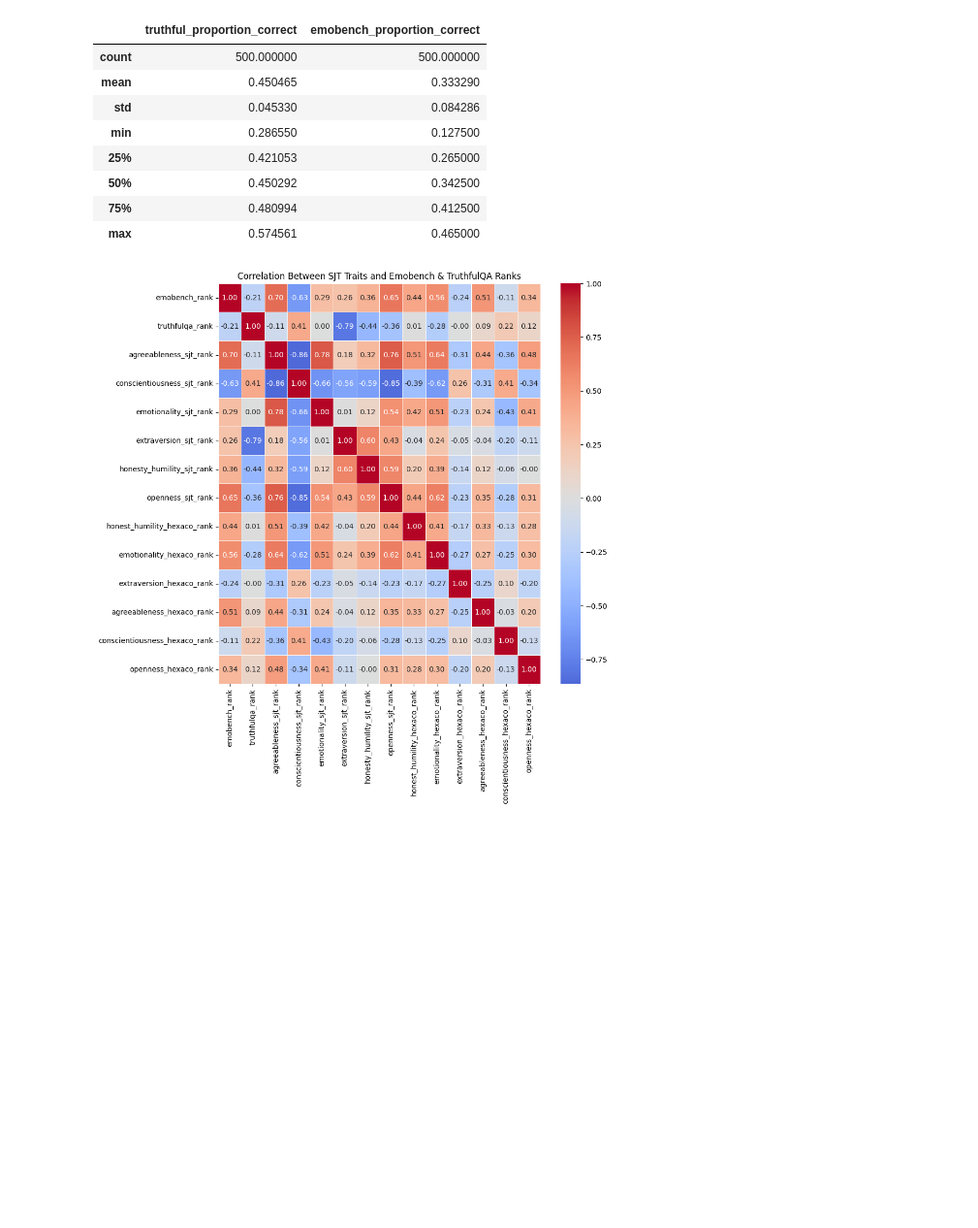
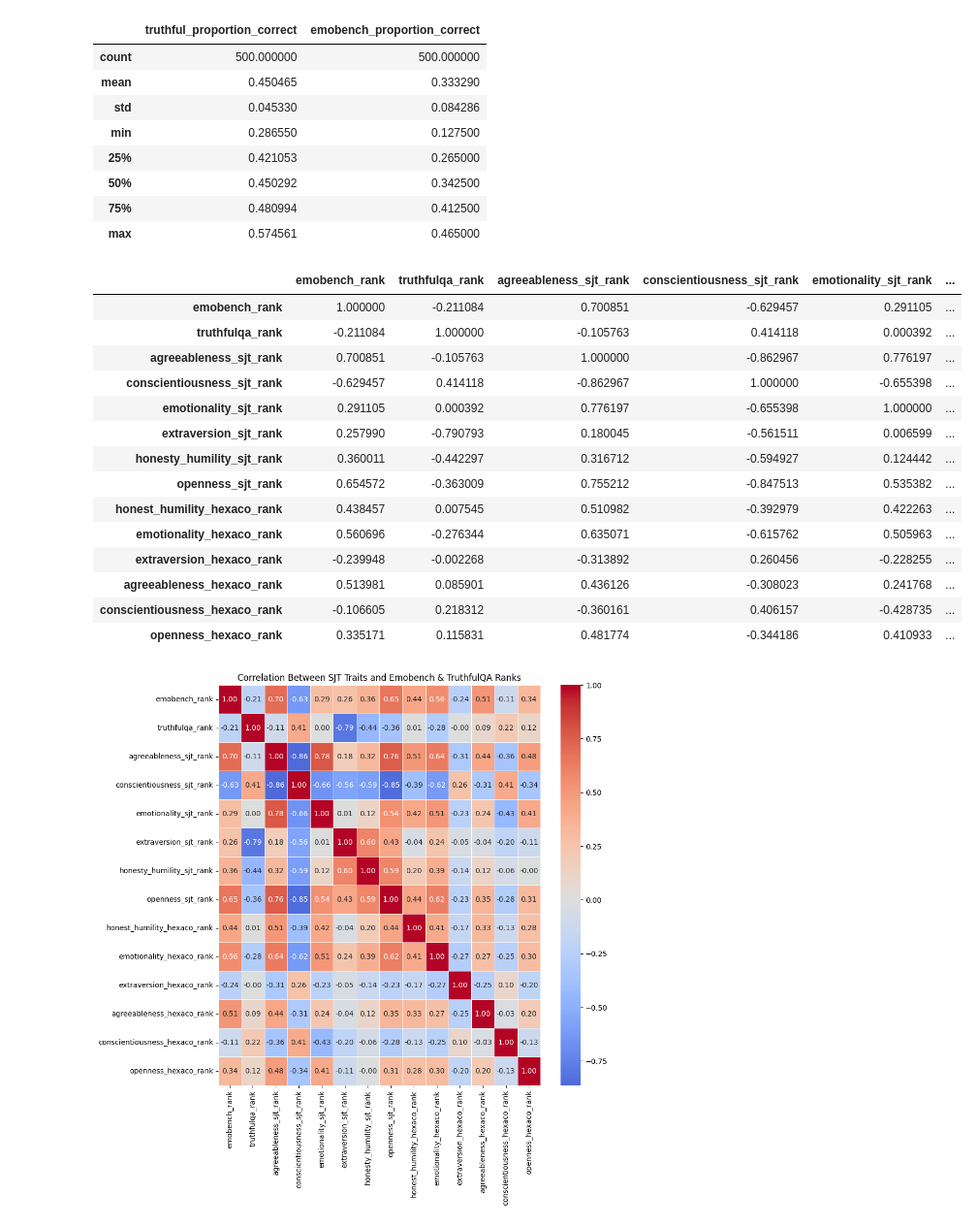
Before and after one commit to amir-abdullah-thoughtworks/psychometrics_for_LLMs, a Jupyter notebook: llm_psychometrics/notebooks/analysis/benchmark_behaviour_analysis.ipynb, the cells around one changed output. Shown at 97% size. Saved outputs shown, nothing was run; the diff lists cells and outputs as text; code cells hidden in the pictures; blank space fills up the shorter version.

```diff
--- a/llm_psychometrics/notebooks/analysis/benchmark_behaviour_analysis.ipynb
+++ b/llm_psychometrics/notebooks/analysis/benchmark_behaviour_analysis.ipynb
@@ -140,6 +299,24 @@ for col in option_cols:
     persona_sjt_score[rank_col_name] = persona_sjt_score[col].rank(method="dense", ascending=False).astype(int)
 # %%
 rank_cols = [col for col in persona_sjt_score.columns if "rank" in col]
+# %%
+persona_sjt_score[rank_cols].corr(method="spearman")
+# %% [output]
+|  | emobench_rank | truthfulqa_rank | agreeableness_sjt_rank | conscientiousness_sjt_rank | emotionality_sjt_rank | ... |
+| emobench_rank | 1.000000 | -0.211084 | 0.700851 | -0.629457 | 0.291105 | ... |
+| truthfulqa_rank | -0.211084 | 1.000000 | -0.105763 | 0.414118 | 0.000392 | ... |
+| agreeableness_sjt_rank | 0.700851 | -0.105763 | 1.000000 | -0.862967 | 0.776197 | ... |
+| conscientiousness_sjt_rank | -0.629457 | 0.414118 | -0.862967 | 1.000000 | -0.655398 | ... |
+| emotionality_sjt_rank | 0.291105 | 0.000392 | 0.776197 | -0.655398 | 1.000000 | ... |
+| extraversion_sjt_rank | 0.257990 | -0.790793 | 0.180045 | -0.561511 | 0.006599 | ... |
+| honesty_humility_sjt_rank | 0.360011 | -0.442297 | 0.316712 | -0.594927 | 0.124442 | ... |
+| openness_sjt_rank | 0.654572 | -0.363009 | 0.755212 | -0.847513 | 0.535382 | ... |
+| honest_humility_hexaco_rank | 0.438457 | 0.007545 | 0.510982 | -0.392979 | 0.422263 | ... |
+| emotionality_hexaco_rank | 0.560696 | -0.276344 | 0.635071 | -0.615762 | 0.505963 | ... |
+| extraversion_hexaco_rank | -0.239948 | -0.002268 | -0.313892 | 0.260456 | -0.228255 | ... |
+| agreeableness_hexaco_rank | 0.513981 | 0.085901 | 0.436126 | -0.308023 | 0.241768 | ... |
+| conscientiousness_hexaco_rank | -0.106605 | 0.218312 | -0.360161 | 0.406157 | -0.428735 | ... |
+| openness_hexaco_rank | 0.335171 | 0.115831 | 0.481774 | -0.344186 | 0.410933 | ... |
 # %%
 plt.figure(figsize=(10,10))
 
```
Also changed, not shown: parts of 44 cells of this notebook, 2 other files.
